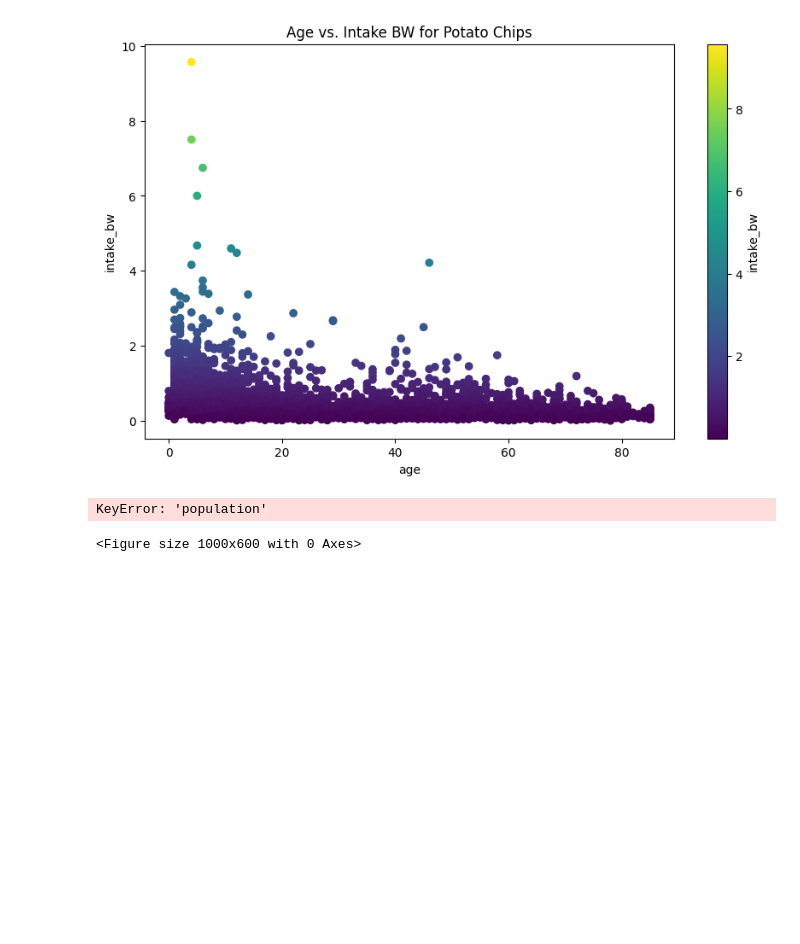
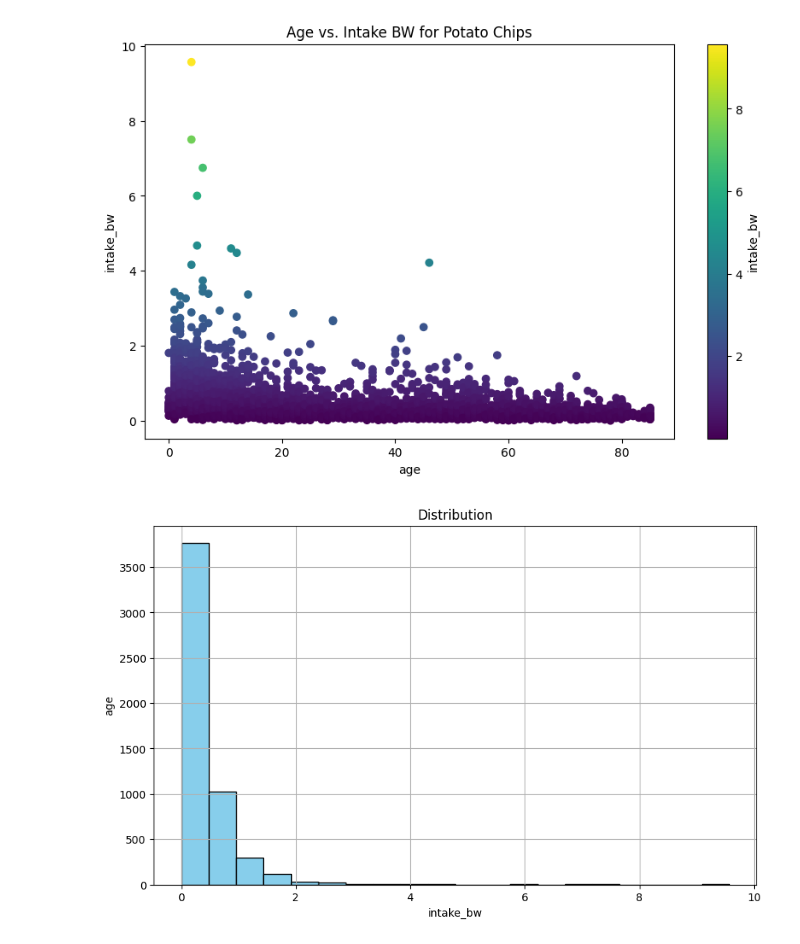
Before and after one commit to Douglas019BR/INF331-lab02, a Jupyter notebook: aula2-lab5-atv1.ipynb, the cells around one changed output. Saved outputs shown, nothing was run; the diff lists cells and outputs as text; code cells hidden in the pictures; blank space fills up the shorter version.

```diff
--- a/aula2-lab5-atv1.ipynb
+++ b/aula2-lab5-atv1.ipynb
@@ -219,25 +219,18 @@ class HistogramPlot:
         self._df = new_data
         self.plot()
 # %%
-# Supondo que df seja um DataFrame pandas com a coluna 'population'
-# hist_plot = HistogramPlot(field='population', bins=20, title='Population Distribution', y_label='Frequency')
-# hist_plot.update(df)  # Atualiza os dados e plota o gráfico
-# hist_plot.title = 'Updated Population Distribution'  # Isso atualiza o título e replotará o gráfico
-
-
 # Create instances
 table_intake = Table()
 table_intake.file_path = 'intake-person-demo(potato-chips).csv'
 
 
 hist_plot = HistogramPlot()
-hist_plot.field='p'
+hist_plot.field='intake_bw'
 hist_plot.bins=20
 hist_plot.title='Distribution'
 hist_plot.y_label='age'
 
 
 table_intake.connect(hist_plot)
 # %% [output]
-KeyError: 'population'
-<Figure size 1000x600 with 0 Axes>
+[figure, added]
```
Also changed, not shown: parts of 5 cells of this notebook, 3 other files.
